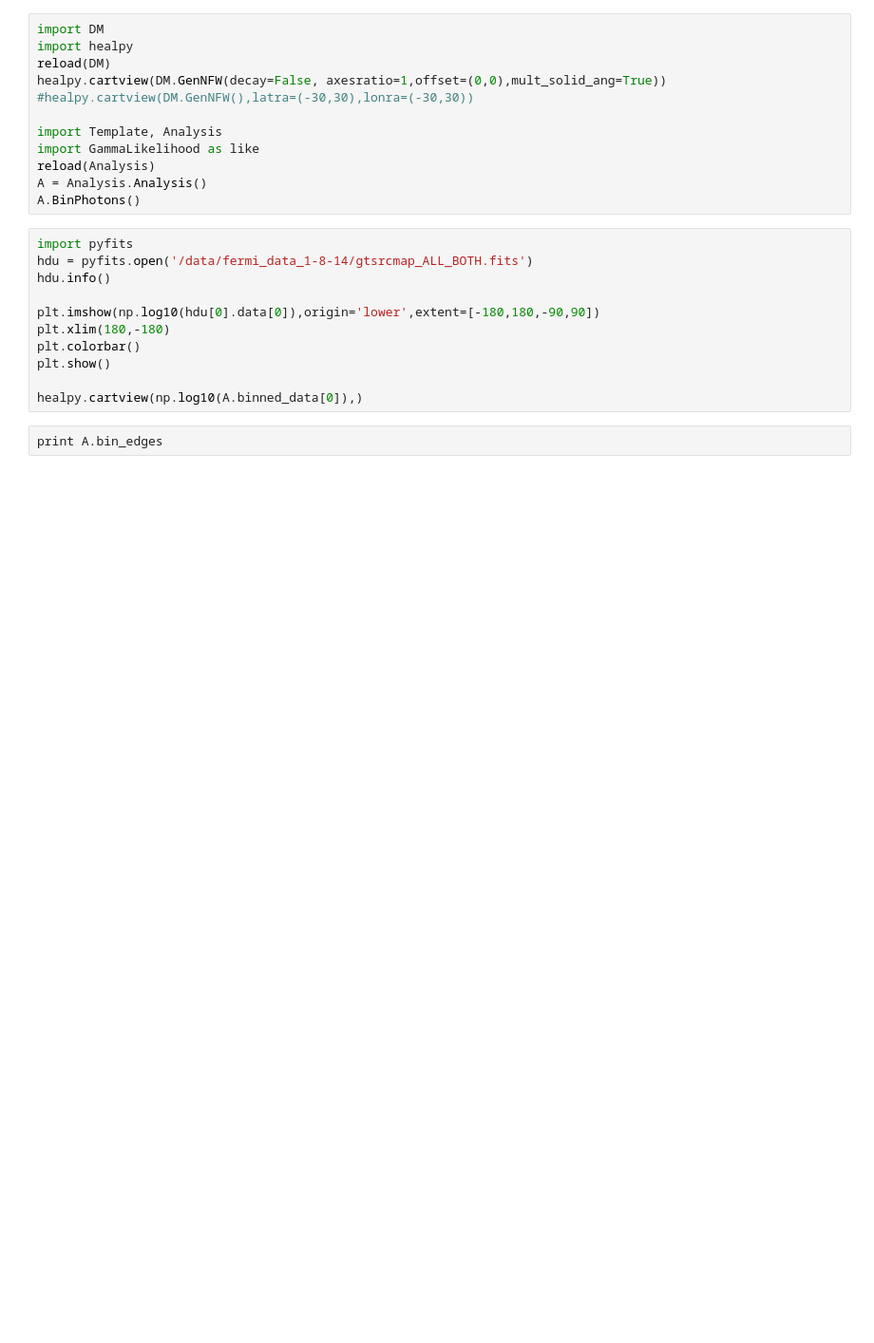
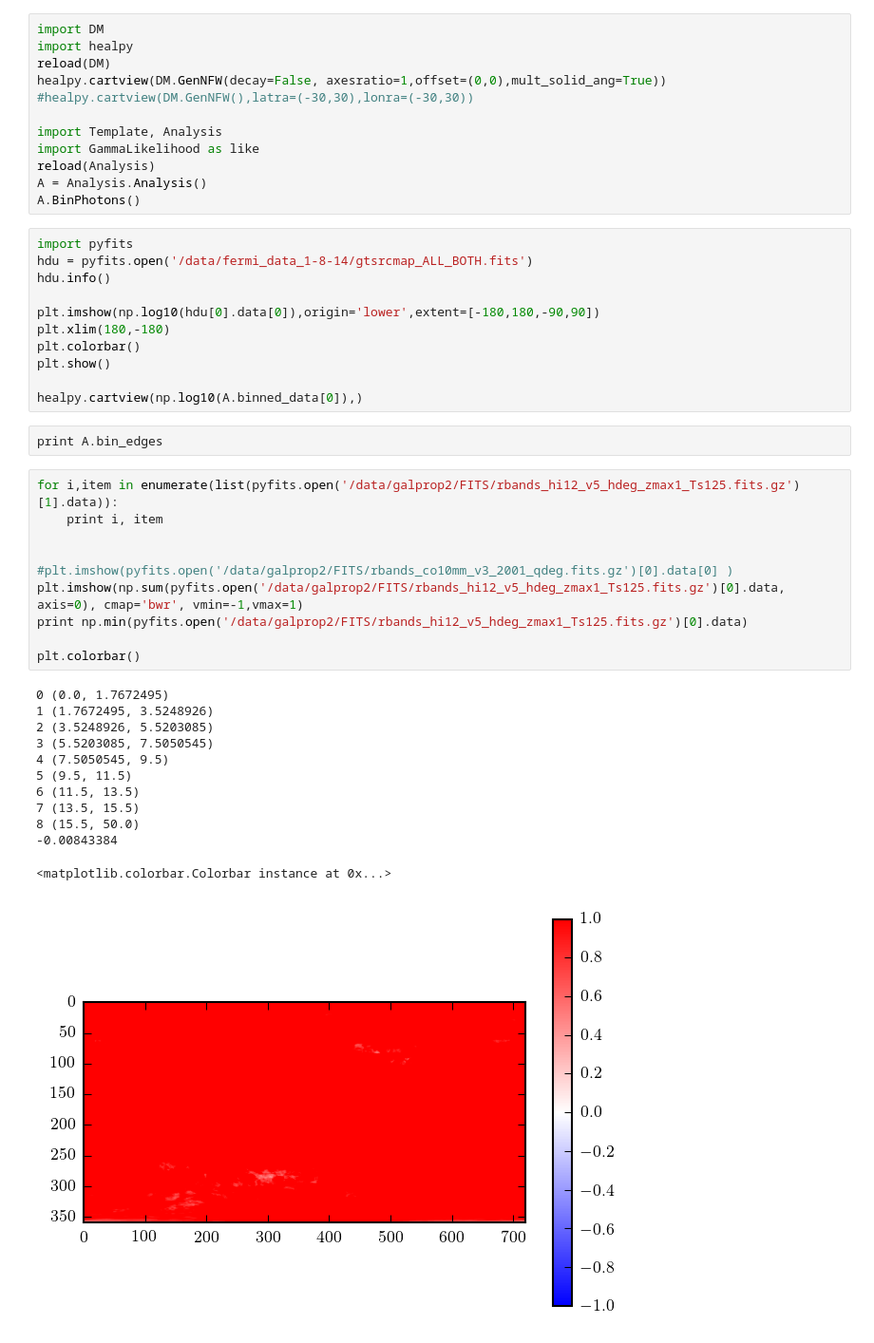
Before and after one commit to erccarls/GammaLike_dev, a Jupyter notebook: Junk.ipynb, the cells around one changed output. Shown at 95% size. Cells and saved outputs as stored; diff of their text form; blank space fills up the shorter version.

```diff
--- a/Junk.ipynb
+++ b/Junk.ipynb
@@ -184,3 +184,26 @@ plt.show()
 healpy.cartview(np.log10(A.binned_data[0]),)
 # %%
 print A.bin_edges
+# %%
+for i,item in enumerate(list(pyfits.open('/data/galprop2/FITS/rbands_hi12_v5_hdeg_zmax1_Ts125.fits.gz')[1].data)):
+    print i, item
+
+
+#plt.imshow(pyfits.open('/data/galprop2/FITS/rbands_co10mm_v3_2001_qdeg.fits.gz')[0].data[0] )
+plt.imshow(np.sum(pyfits.open('/data/galprop2/FITS/rbands_hi12_v5_hdeg_zmax1_Ts125.fits.gz')[0].data, axis=0), cmap='bwr', vmin=-1,vmax=1)
+print np.min(pyfits.open('/data/galprop2/FITS/rbands_hi12_v5_hdeg_zmax1_Ts125.fits.gz')[0].data)
+
+plt.colorbar()
+# %% [output]
+0 (0.0, 1.7672495)
+1 (1.7672495, 3.5248926)
+2 (3.5248926, 5.5203085)
+3 (5.5203085, 7.5050545)
+4 (7.5050545, 9.5)
+5 (9.5, 11.5)
+6 (11.5, 13.5)
+7 (13.5, 15.5)
+8 (15.5, 50.0)
+-0.00843384
+<matplotlib.colorbar.Colorbar instance at 0x...>
+[figure, added]
```
Also changed, not shown: parts of 6 cells of this notebook, 22 other files.
